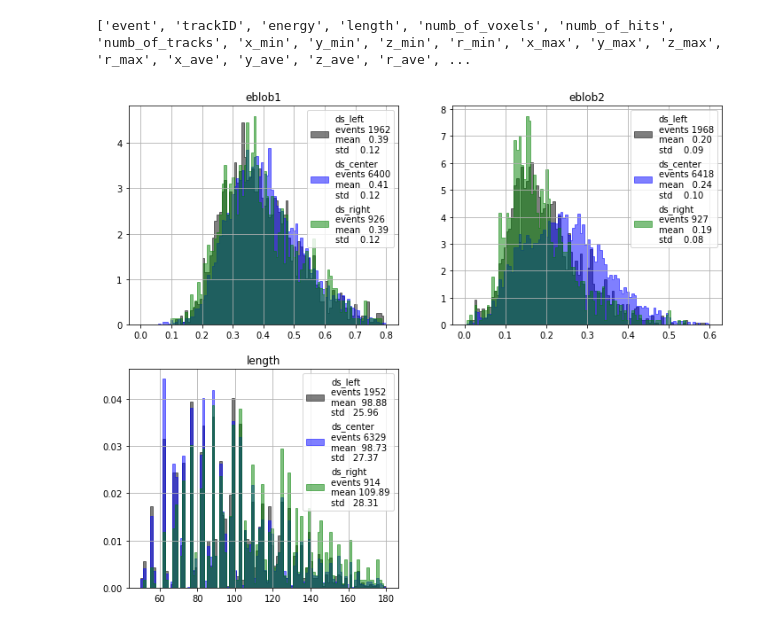
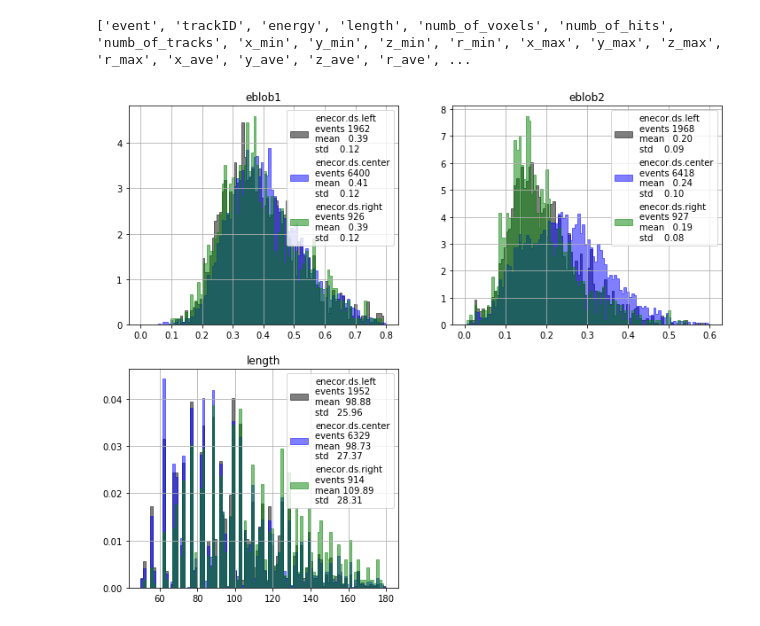
Before and after one commit to jahernando/ICAROSNB, a Jupyter notebook: JAH/bes/ds_blob_id.ipynb, the cells around one changed output. Saved outputs shown, nothing was run; the diff lists cells and outputs as text; code cells hidden in the pictures.

```diff
--- a/JAH/bes/ds_blob_id.ipynb
+++ b/JAH/bes/ds_blob_id.ipynb
@@ -58,0 +68,4 @@ selections :  ['numb_of_tracks.one', 'energy', 'energy.cs', 'energy.ds', 'energy
+# %%
+selections = bes.Selections(dft, ranges)
+selections.logical_and(('numb_of_tracks.one', 'z_min', 'z_max', 'r_max', 'energy'), 'fidutial')
+print(selections)
@@ -165,7 +194,7 @@ def ds_eblob_eff(eblob2_cuts, xsel, pars0 = pars_guess):
     return nsigs, nbkgs
 # %%
 eblob2_cuts = np.linspace(0., 0.35, 20)
-xsel        = selections.logical_and('fidutial', 'enecor.ds')
+xsel        = selections.logical_and(('fidutial', 'enecor.ds'))
 nsigs, nbkgs = ds_eblob_eff(eblob2_cuts, xsel, pars_guess)
 # %% [output]
 [figure]
@@ -195,14 +224,14 @@ plt.xlabel('rejection'); plt.ylabel('efficiency'); plt.grid();
 # %% [markdown]
 ## blobs and length inside and outside bands
 # %%
-ranges['ds_left']   = (1.55, 1.63)
-ranges['ds_center'] = (1.64, 1.79)
-ranges['ds_right']  = (1.70, 1.75)
-selections['ds_left']   = ut.in_range(dft.enecor, ranges['ds_left'])
-selections['ds_center'] = ut.in_range(dft.enecor, ranges['ds_center'])
-selections['ds_right']  = ut.in_range(dft.enecor, ranges['ds_right'])
+ranges['enecor.ds.left']   = (1.55, 1.63)
+ranges['enecor.ds.center'] = (1.64, 1.79)
+ranges['enecor.ds.right']  = (1.70, 1.75)
+selections.set_range('enecor.ds.left'  , ranges['enecor.ds.left'])
+selections.set_range('enecor.ds.center', ranges['enecor.ds.center'])
+selections.set_range('enecor.ds.right' , ranges['enecor.ds.right'])
 
-bands = ['ds_left', 'ds_center', 'ds_right']
+bands = ['enecor.ds.left', 'enecor.ds.center', 'enecor.ds.right']
 # %%
 print(list(dft.columns))
 # %% [output]
@@ -210,17 +239,17 @@ print(list(dft.columns))
 # %%
 variables = ['eblob1', 'eblob2', 'length']
 ranges['eblob1'] = (0., 0.8)
 ranges['eblob2'] = (0., 0.6)
 ranges['length'] = (50, 180.)
 subplot   = pltext.canvas(len(variables))
 bins      = 100
 
 for i, variable in enumerate(variables):
     subplot(i + 1)
     for band in bands:
-        xsel = selections.logical_and('fidutial', band)
+        xsel = selections.logical_and(('fidutial', band))
         vals = dft[xsel][variable]
         pltext.hist(vals, bins, label = band, density = True, range = ranges[variable], fill = True, alpha = 0.5)
     plt.title(variable)
 # %% [output]
-[figure, old version]
+[figure, new version]
```
Also changed, not shown: parts of 6 cells of this notebook, 2 other files.
